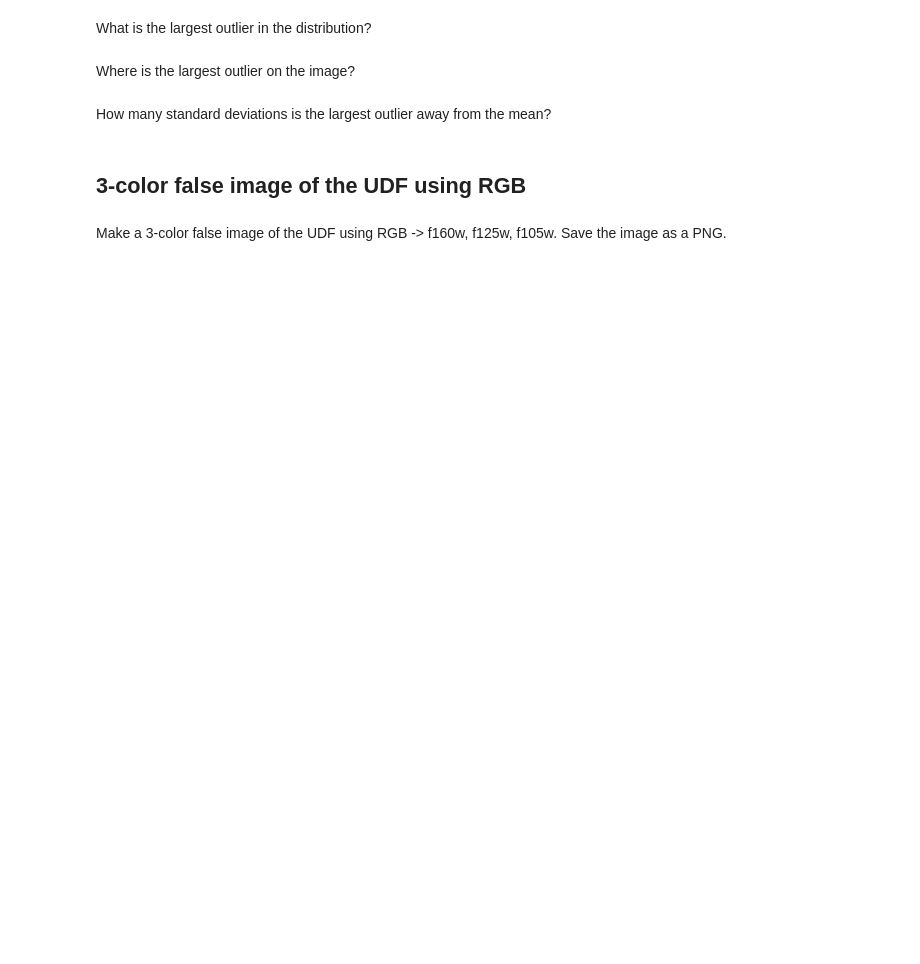
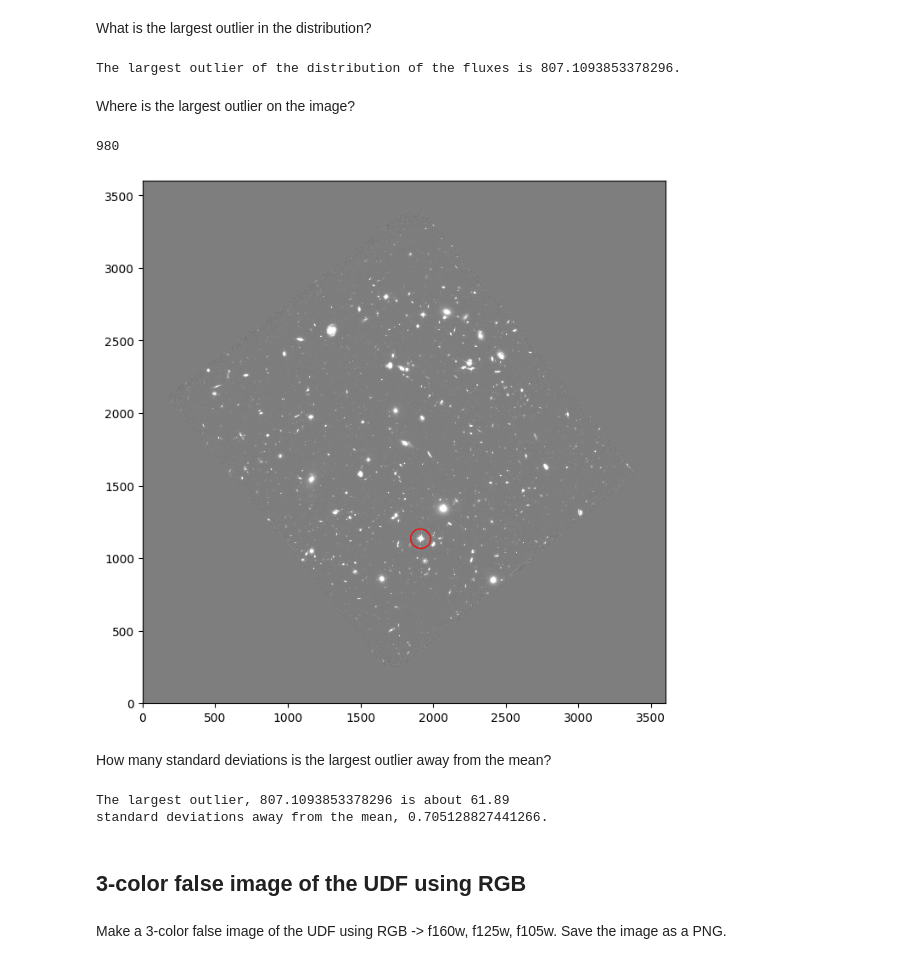
Before and after one commit to atothsmi/ASTR19, a Jupyter notebook: final/sep-f105w.ipynb, the cells around one changed output. Saved outputs shown, nothing was run; the diff lists cells and outputs as text; code cells hidden in the pictures; blank space fills up the shorter version.

```diff
--- a/final/sep-f105w.ipynb
+++ b/final/sep-f105w.ipynb
@@ -291,11 +251,56 @@ What is the largest outlier in the distribution?
 # %%
 flux_max = np.max(flux)
 
-print(f'The mean of the distribution of the fluxes is {flux_mean}.')
+print(f'The largest outlier of the distribution of the fluxes is {flux_max}.')
+# %% [output]
+The largest outlier of the distribution of the fluxes is 807.1093853378296.
 # %% [markdown]
 Where is the largest outlier on the image?
+# %%
+#find index of outlier flux in fluxes
+index_max_flux = None
+for i, value in enumerate(flux):
+    if value == flux_max:
+        print(i)
+        index_max_flux = i
+        break
+
+#theoretically, this index will be the same index as the object is at
+#in the object position lists and can be used to locate it
+# %% [output]
+980
+# %%
+# plot background-subtracted image
+fig, ax = plt.subplots()
+m, s = np.mean(data_sub), np.std(data_sub)
+im = ax.imshow(data_sub, interpolation='nearest', cmap='gray',
+               vmin=m-s, vmax=m+s, origin='lower')
+
+# plot an ellipse only for the largest outlier on the image
+# ellipse made bigger than initial graphing to capture its
+# accompanying diffraction spikes
+e = Ellipse(xy=(objects['x'][index_max_flux], objects['y'][index_max_flux]),
+            width=25*objects['a'][index_max_flux],
+            height=25*objects['b'][index_max_flux],
+            angle=objects['theta'][index_max_flux] * 180. / np.pi)
+e.set_facecolor('none')
+e.set_edgecolor('red')
+ax.add_artist(e) #add the ellipse to the axes
+
+plt.savefig('f105w-HUDF-max-flux-object.png', bbox_inches='tight')
+# %% [output]
+[figure, added]
 # %% [markdown]
 How many standard deviations is the largest outlier away from the mean?
+# %%
+#(outlier - mean) / std should tell me how many stds it's away from the mean
+stds_max_flux = (flux_max - flux_mean) / flux_std
+
+print(f'''The largest outlier, {flux_max} is about {stds_max_flux:.2f}
+standard deviations away from the mean, {flux_mean}.''')
+# %% [output]
+The largest outlier, 807.1093853378296 is about 61.89
+standard deviations away from the mean, 0.705128827441266.
 # %% [markdown]
 ## 3-color false image of the UDF using RGB
 # %% [markdown]
```
Also changed, not shown: parts of 37 cells of this notebook, 4 other files.
